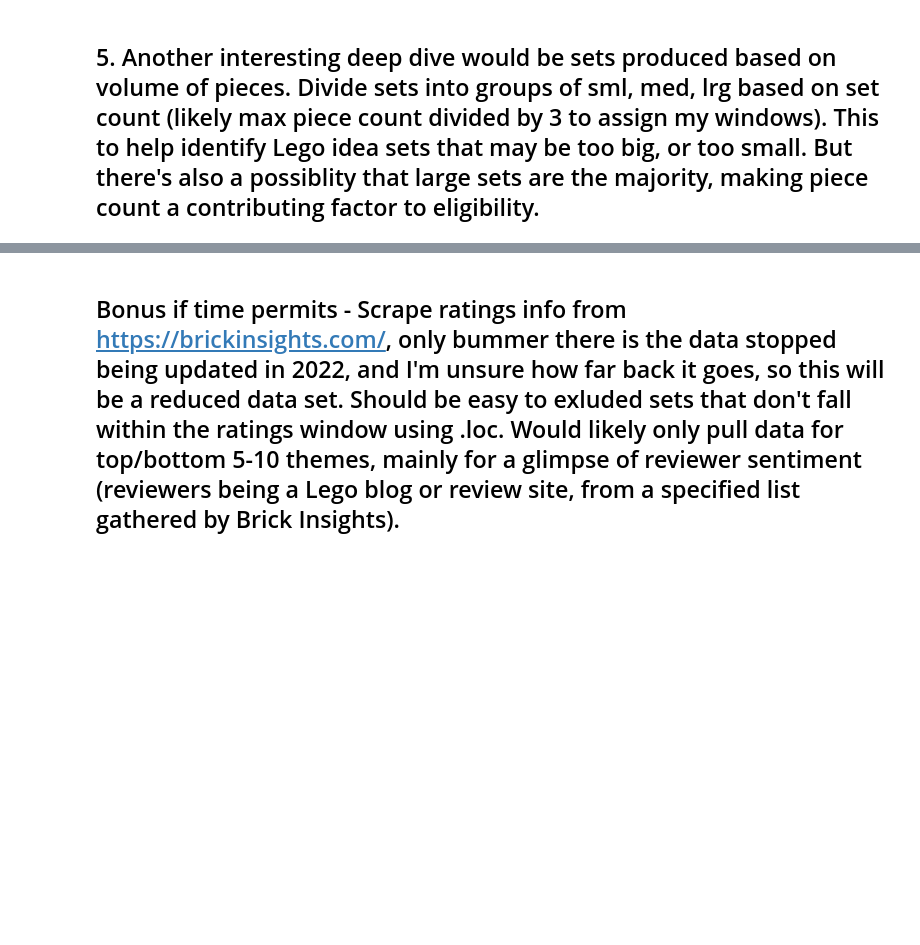
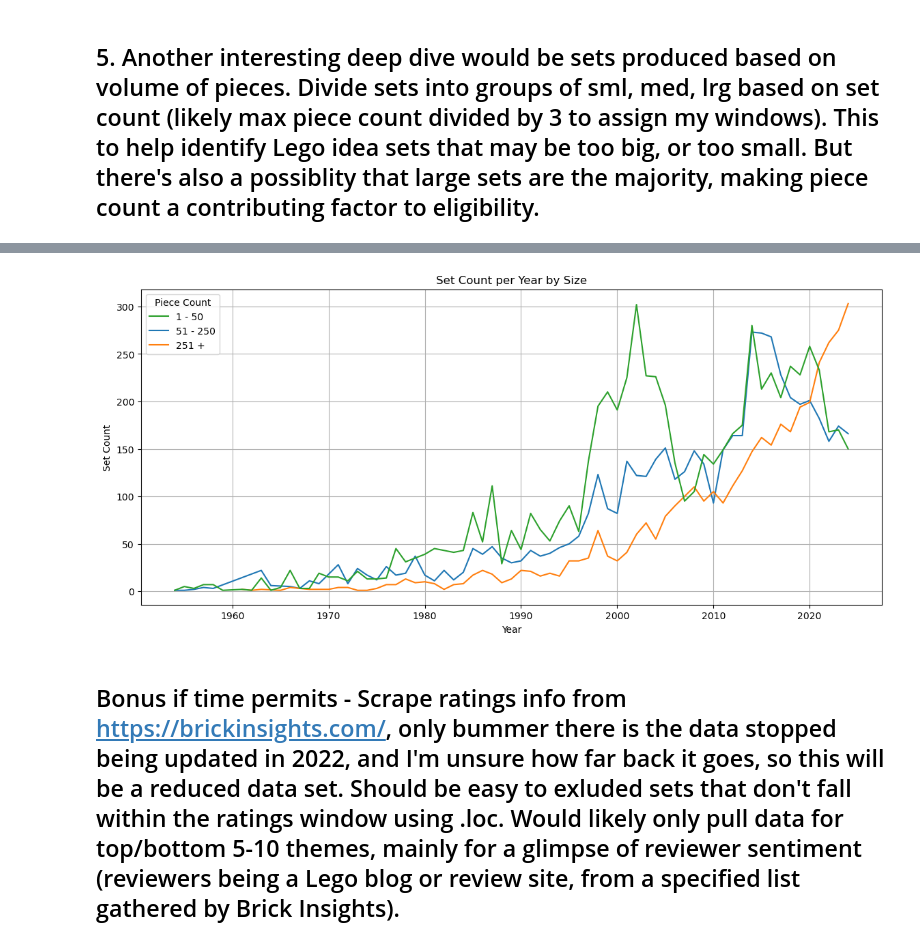
Before and after one commit to david423br/david-ruiz-capstone-ddr14, a Jupyter notebook: notebook/Lego_Capstone.ipynb, the cells around one changed output, grey strips where cells are left out. Cells and saved outputs as stored; diff of their text form; code cells hidden in the pictures; blank space fills up the shorter version.

```diff
--- a/notebook/Lego_Capstone.ipynb
+++ b/notebook/Lego_Capstone.ipynb
@@ -230,14 +262,17 @@ size_year_df = story_1_df.groupby(['size', 'year']).count().sort_values('size',
 # %%
 plt.figure(figsize=(14, 6))
 sns.lineplot(x = size_year_df.year, y = size_year_df.set_num, hue = size_year_df['size'])
 plt.ylabel("Set Count")
 plt.xlabel("Year")
 plt.title("Set Count per Year by Size")
 handles, labels = plt.gca().get_legend_handles_labels()
 order = [2,0,1]
 plt.legend([handles[idx] for idx in order],[labels[idx] for idx in order], title="Piece Count")
+plt.grid()
 plt.savefig('set_count_per_year_by_size.png', bbox_inches = 'tight', transparent=True)
 plt.show()
+# %% [output]
+[figure, added]
 # %% [markdown]
 ## Bonus if time permits - Scrape ratings info from https://brickinsights.com/, only bummer there is the data stopped being updated in 2022, and I'm unsure how far back it goes, so this will be a reduced data set. Should be easy to exluded sets that don't fall within the ratings window using .loc. Would likely only pull data for top/bottom 5-10 themes, mainly for a glimpse of reviewer sentiment (reviewers being a Lego blog or review site, from a specified list gathered by Brick Insights).
 # %% [markdown]
```
Also changed, not shown: parts of 19 cells of this notebook, 7 other files.
